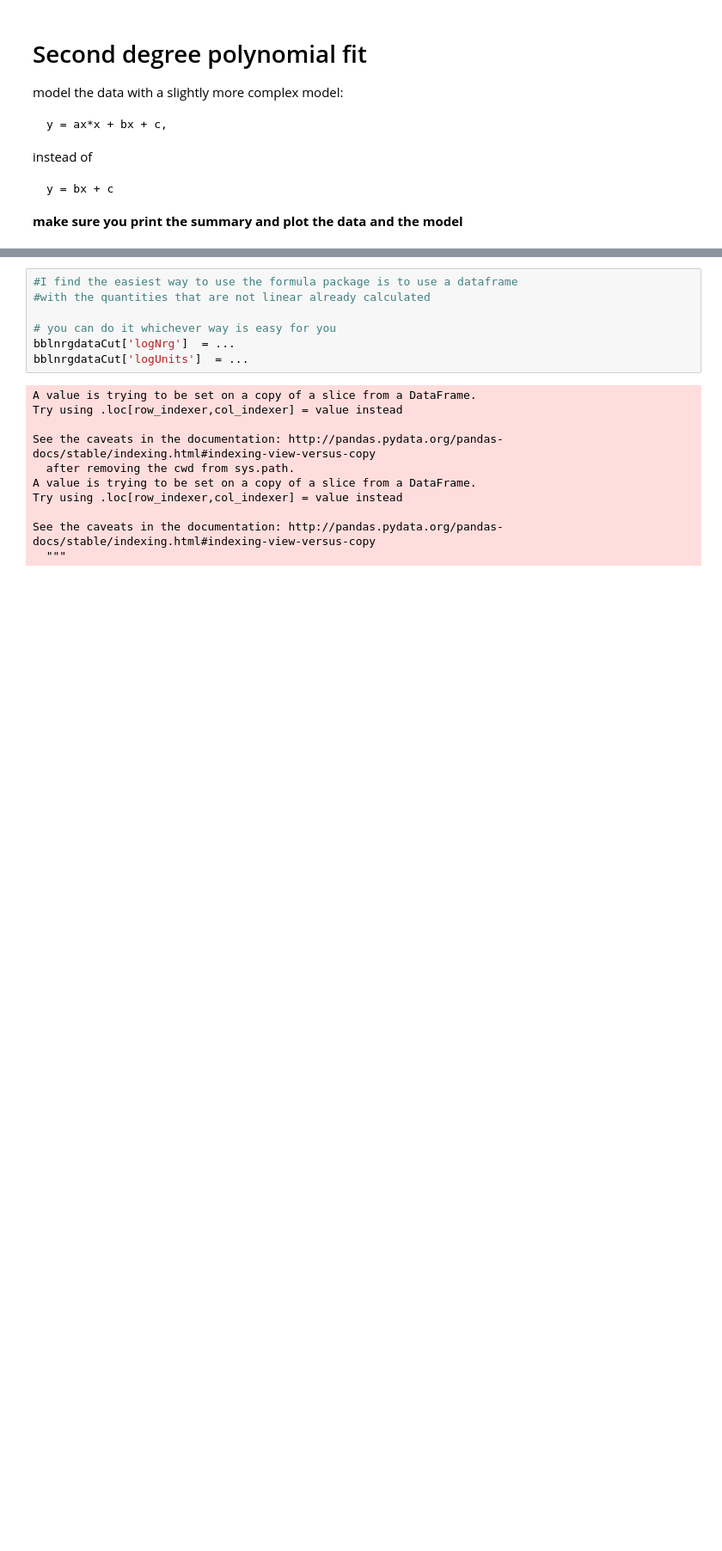
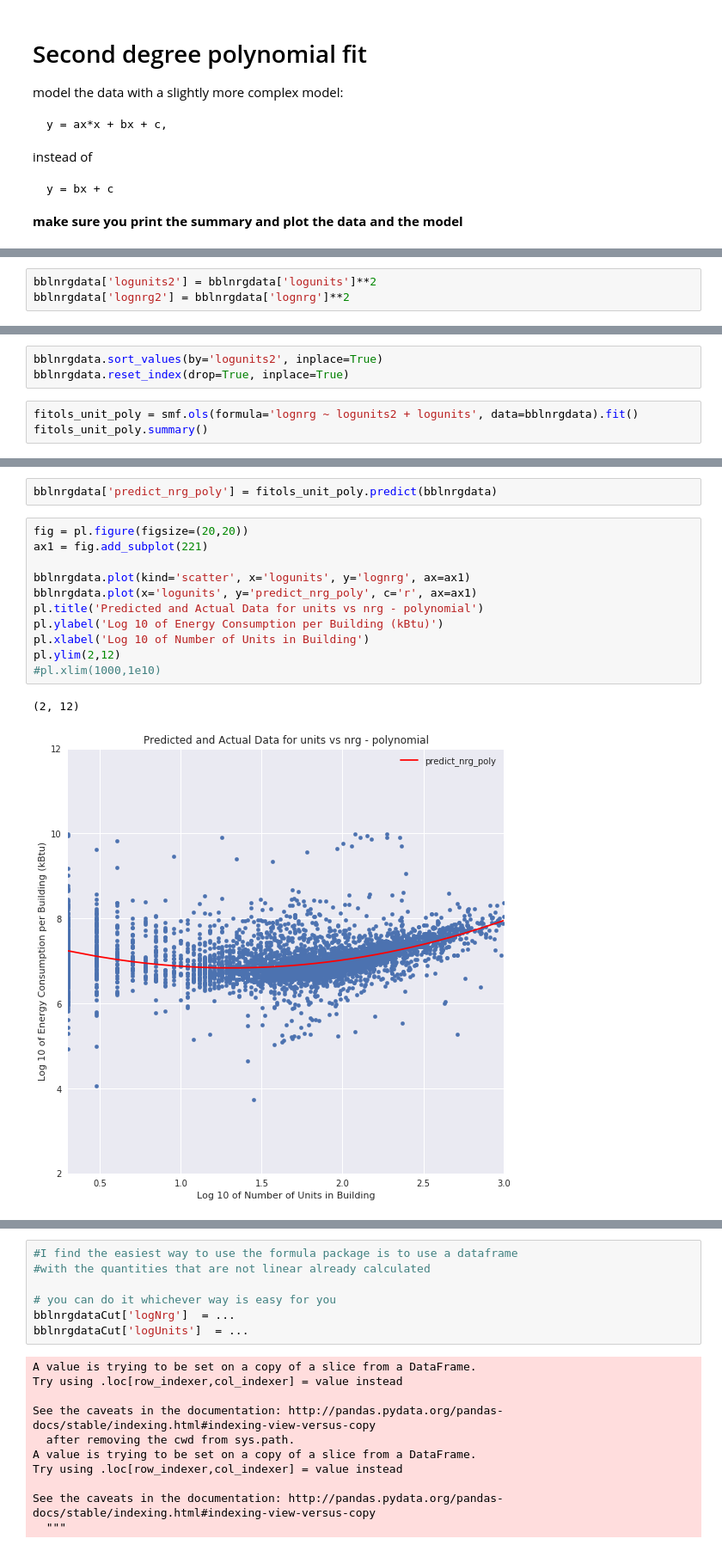
Before and after one commit to samjfalk/PUI2018_sjf374, a Jupyter notebook: HW10_sjf374/HW10_2_sjf374.ipynb, the cells around one changed output, grey strips where cells are left out. Shown at 86% size. Drawn from its saved outputs; the diff is of its cells as text; blank space fills up the shorter version.

```diff
--- a/HW10_sjf374/HW10_2_sjf374.ipynb
+++ b/HW10_sjf374/HW10_2_sjf374.ipynb
@@ -714,0 +867,3 @@ instead of
+# %%
+bblnrgdata['logunits2'] = bblnrgdata['logunits']**2
+bblnrgdata['lognrg2'] = bblnrgdata['lognrg']**2
@@ -714,0 +879,6 @@ instead of
+# %%
+bblnrgdata.sort_values(by='logunits2', inplace=True)
+bblnrgdata.reset_index(drop=True, inplace=True)
+# %%
+fitols_unit_poly = smf.ols(formula='lognrg ~ logunits2 + logunits', data=bblnrgdata).fit()
+fitols_unit_poly.summary()
@@ -714,0 +904,16 @@ instead of
+# %%
+bblnrgdata['predict_nrg_poly'] = fitols_unit_poly.predict(bblnrgdata)
+# %%
+fig = pl.figure(figsize=(20,20))
+ax1 = fig.add_subplot(221)
+
+bblnrgdata.plot(kind='scatter', x='logunits', y='lognrg', ax=ax1)
+bblnrgdata.plot(x='logunits', y='predict_nrg_poly', c='r', ax=ax1)
+pl.title('Predicted and Actual Data for units vs nrg - polynomial')
+pl.ylabel('Log 10 of Energy Consumption per Building (kBtu)')
+pl.xlabel('Log 10 of Number of Units in Building')
+pl.ylim(2,12)
+#pl.xlim(1000,1e10)
+# %% [output]
+(2, 12)
+[figure, added]
```
Also changed, not shown: parts of 54 cells of this notebook.
